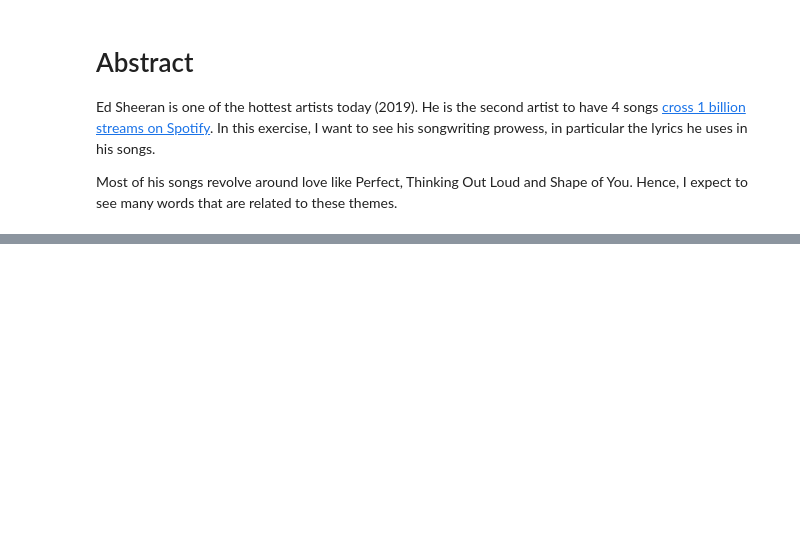
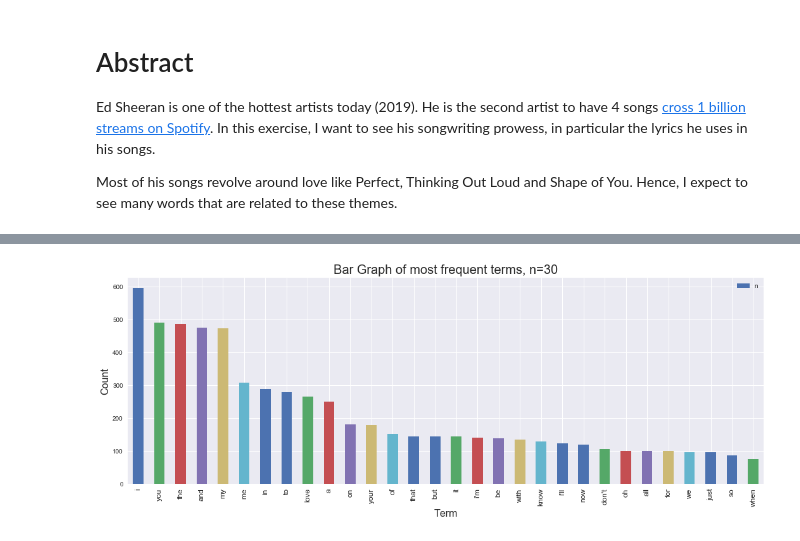
Before and after one commit to bryanblackbee/ds-learning-journey, a Jupyter notebook: jupyter_notebook/studies/in-progress/ed-sheeran-lyrics/ed-sheeran-lyrics-visualisation.ipynb, the cells around one changed output, grey strips where cells are left out. Cells and saved outputs as stored; diff of their text form; code cells hidden in the pictures; blank space fills up the shorter version.

```diff
--- a/jupyter_notebook/studies/in-progress/ed-sheeran-lyrics/ed-sheeran-lyrics-visualisation.ipynb
+++ b/jupyter_notebook/studies/in-progress/ed-sheeran-lyrics/ed-sheeran-lyrics-visualisation.ipynb
@@ -192,0 +97,9 @@ print(len(set((wc_string2.split()))))
+# %%
+all_lyrics_str = ' '.join(df['lyrics_step1'].tolist())
+all_lyrics_str = all_lyrics_str.encode('ascii', 'ignore').decode() #remove non-ascii characters
+
+all_lyrics = all_lyrics_str.split()
+print(len(all_lyrics)) # There are 14987 lyrics in these 38 songs.
+
+all_lyrics_set = set(all_lyrics)
+print(len(all_lyrics_set)) # Of which there are only 2005 unique words.
@@ -192,0 +111,4 @@ print(len(set((wc_string2.split()))))
+# %%
+for w in list(all_lyrics_set)[:100]: # Remove the index to see the full list of words transformed.
+    if not(re.search("^\w", w) is not None and re.search("\w$", w) is not None):
+        print("BEFORE: %s |AFTER: %s" % (w, re.sub('\W', '', w)))
@@ -192,0 +131,9 @@ print(len(set((wc_string2.split()))))
+# %%
+# Perform the removal of special characters according to above rule
+all_lyrics2 = [re.sub('\W', '', w)
+               if not(re.search("^\w", w) is not None and re.search("\w$", w) is not None)
+               else w
+               for w in all_lyrics]
+print(len((all_lyrics2))) # Now there are only 1764 unique words, instead of 2005
+print(len(set(all_lyrics2))) # Now there are only 1764 unique words, instead of 2005
+print(len((all_lyrics2))/len(set(all_lyrics2)))
@@ -192,0 +146,6 @@ print(len(set((wc_string2.split()))))
+# %%
+w_df = pd.DataFrame(all_lyrics2, columns=['wd'])
+w_df_agg = w_df.groupby('wd').size().reset_index(name='n')
+w_df_agg.sort_values('n', ascending=False, inplace=True)
+print("Top 10 most commont words")
+print(w_df_agg[:10])
@@ -192,0 +165,11 @@ print(len(set((wc_string2.split()))))
+# %%
+fig, ax = plt.subplots(figsize=(18, 6))
+w_df_agg[:30].plot(kind='bar', x='wd', y='n', ax=ax)
+ax.set_xticklabels(w_df_agg[:30]['wd'], fontsize=14)
+ax.set_title("Bar Graph of most frequent terms, n=30", fontsize=20)
+ax.set_xticklabels(w_df_agg[:30]['wd'], fontsize=12)
+ax.set_ylabel("Count", fontsize=16)
+ax.set_xlabel("Term", fontsize=16)
+plt.show()
+# %% [output]
+[figure, added]
```
Also changed, not shown: parts of 41 cells of this notebook.
